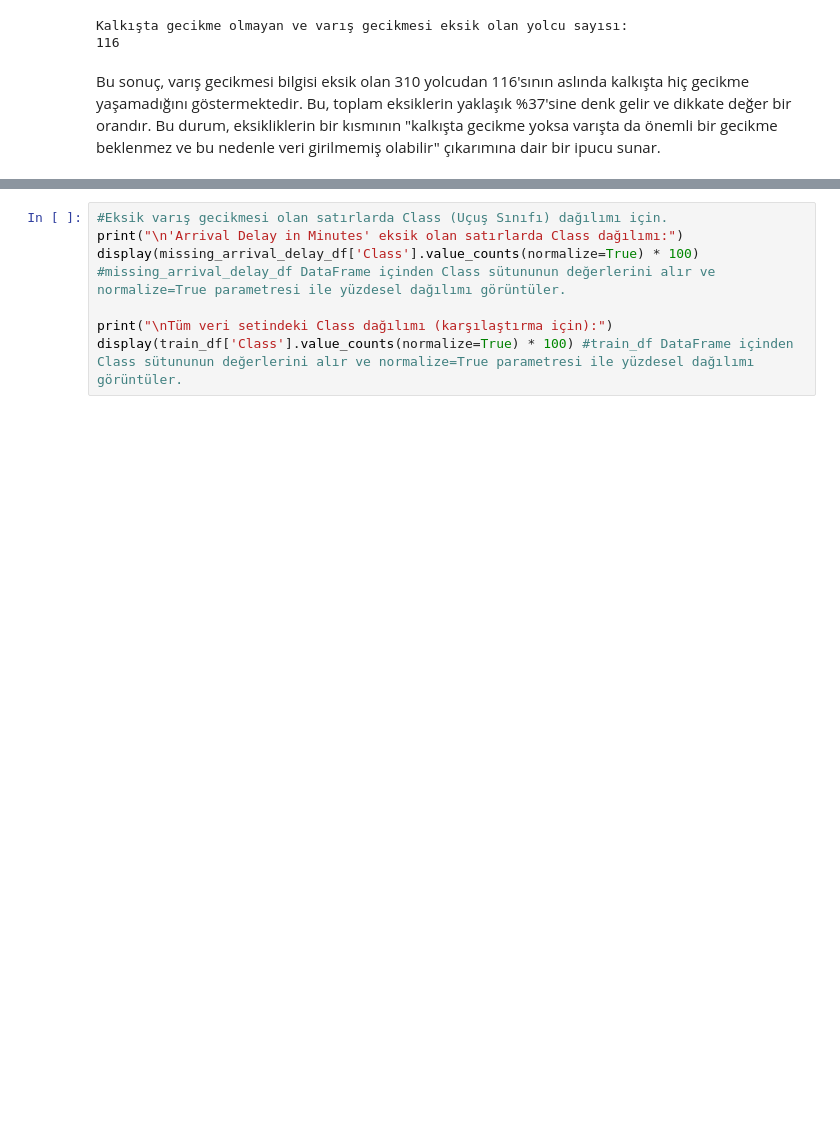
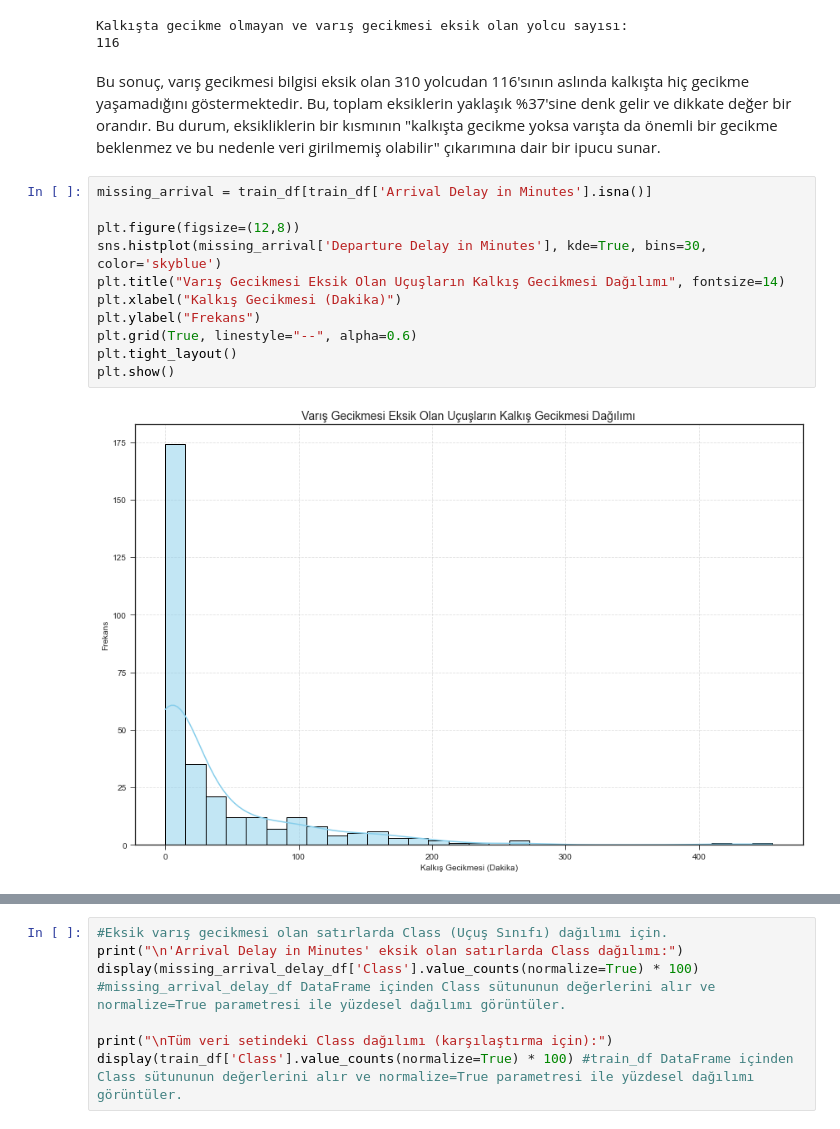
Before and after one commit to YarenAyan/Airline-Passenger-Satisfaction-Data-Analysis, a Jupyter notebook: Airline Passenger Satisfaction TR.ipynb, the cells around one changed output, grey strips where cells are left out. Saved outputs shown, nothing was run; the diff lists cells and outputs as text; blank space fills up the shorter version.

Commit message:
Eksik Veri Analizi

```diff
--- a/Airline Passenger Satisfaction TR.ipynb
+++ b/Airline Passenger Satisfaction TR.ipynb
@@ -277,3 +276,16 @@ Kalkışta gecikme olmayan ve varış gecikmesi eksik olan yolcu sayısı:
 116
 # %% [markdown]
 Bu sonuç, varış gecikmesi bilgisi eksik olan 310 yolcudan 116'sının aslında kalkışta hiç gecikme yaşamadığını göstermektedir. Bu, toplam eksiklerin yaklaşık %37'sine denk gelir ve dikkate değer bir orandır. Bu durum, eksikliklerin bir kısmının "kalkışta gecikme yoksa varışta da önemli bir gecikme beklenmez ve bu nedenle veri girilmemiş olabilir" çıkarımına dair bir ipucu sunar.
+# %%
+missing_arrival = train_df[train_df['Arrival Delay in Minutes'].isna()]
+
+plt.figure(figsize=(12,8))
+sns.histplot(missing_arrival['Departure Delay in Minutes'], kde=True, bins=30, color='skyblue')
+plt.title("Varış Gecikmesi Eksik Olan Uçuşların Kalkış Gecikmesi Dağılımı", fontsize=14)
+plt.xlabel("Kalkış Gecikmesi (Dakika)")
+plt.ylabel("Frekans")
+plt.grid(True, linestyle="--", alpha=0.6)
+plt.tight_layout()
+plt.show()
+# %% [output]
+[figure, added]
```
Also changed, not shown: parts of 8 cells of this notebook.
